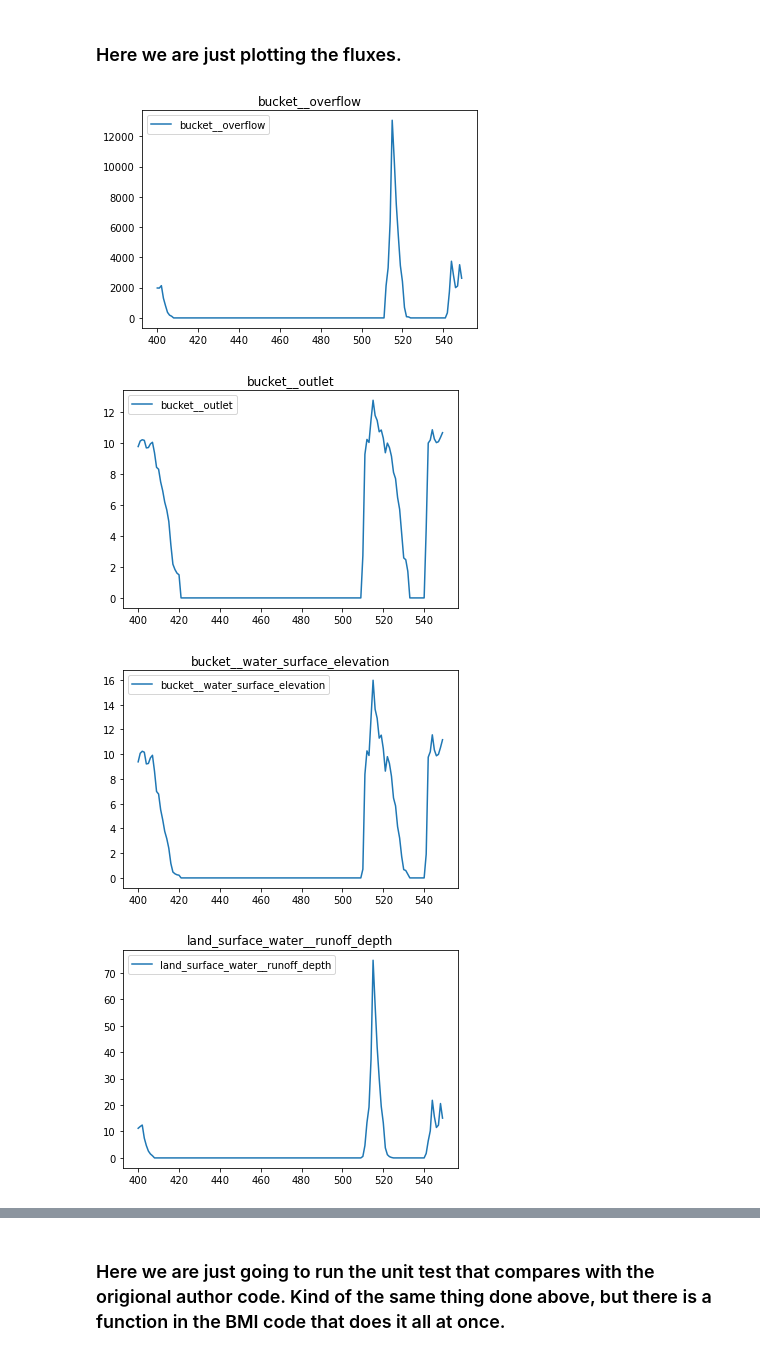
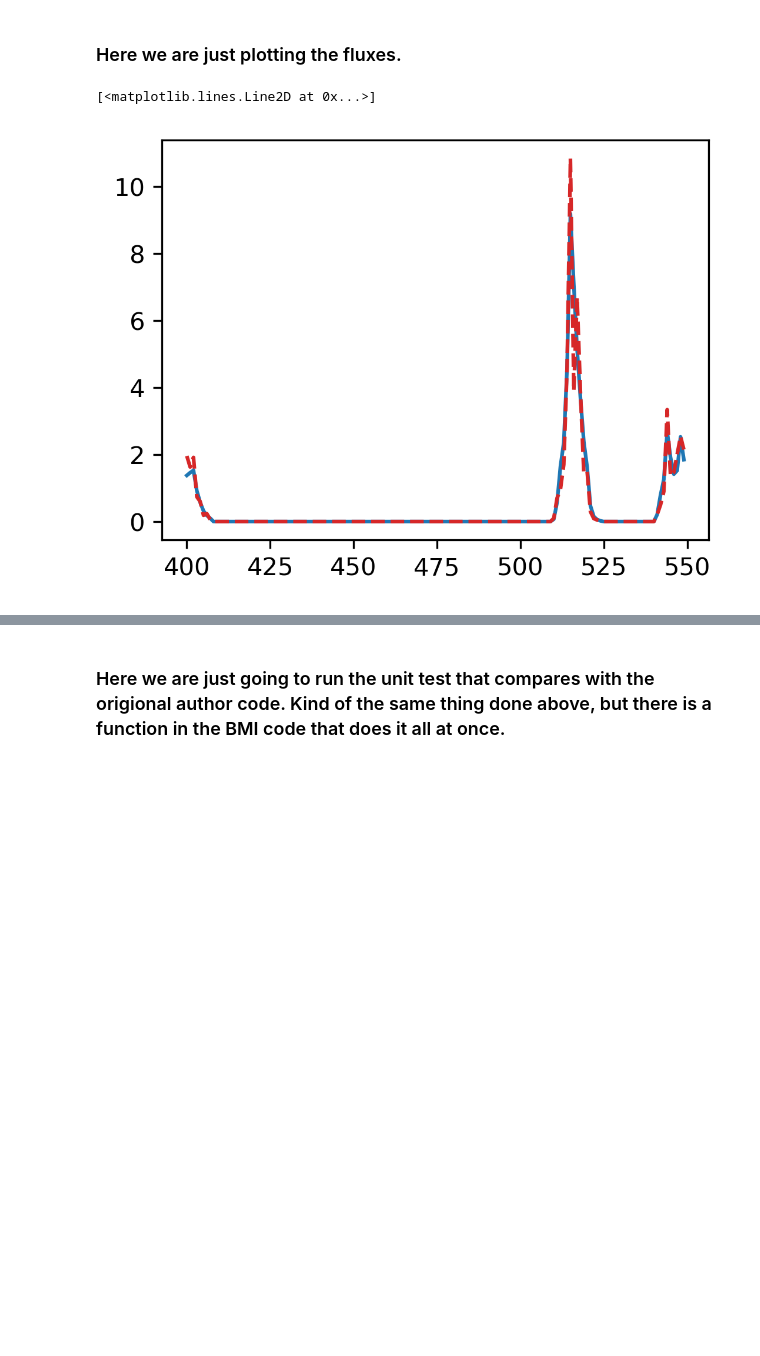
Before and after one commit to zbutler33/NextGen---The-Simulators-, a Jupyter notebook: Toy_Model/Toymodel_CFE.ipynb, the cells around one changed output, grey strips where cells are left out. Cells and saved outputs as stored; diff of their text form; code cells hidden in the pictures; blank space fills up the shorter version.

```diff
--- a/Toy_Model/Toymodel_CFE.ipynb
+++ b/Toy_Model/Toymodel_CFE.ipynb
@@ -21,2 +25,6 @@ bmi_cfe
 # %%
 cfe_instance = bmi_cfe.BMI_CFE()
+cfe_instance_peturb = bmi_cfe_peturb.BMI_CFE()
+
+print(cfe_instance)
+print(cfe_instance_peturb)
@@ -43,3 +52,8 @@ cfe_instance.get_output_var_names()
 # %%
 with open(cfe_instance.forcing_file, 'r') as f:
     df_forcing = pd.read_csv(f)
+
+with open(cfe_instance_peturb.forcing_file, 'r') as file:
+    df_forcing_peturb = pd.read_csv(file)
+
+print(df_forcing_peturb)
@@ -48,3 +80,8 @@ with open(cfe_instance.forcing_file, 'r') as f:
 # %%
 cfe_outputs=cfe_instance.get_output_var_names()
 cfe_output_lists = {output:[] for output in cfe_outputs}
+
+cfe_outputs_peturb=cfe_instance_peturb.get_output_var_names()
+cfe_output_lists_peturb = {output_peturb:[] for output_peturb in cfe_outputs_peturb}
+
+print(cfe_output_lists_peturb)
@@ -109,27 +148,17 @@ schaake residual: 3.0087e-14
 # %%
 istart_plot=400
 iend_plot=550
 x = list(range(istart_plot, iend_plot))
-for output in bucket_outputs:
-    plt.plot(x, bucket_output_lists[output][istart_plot:iend_plot], label=output)
-    plt.title(output)
-    plt.legend()
-    plt.show()
-    plt.close()
-for output in cfe_outputs:
-    plt.plot(x, cfe_output_lists[output][istart_plot:iend_plot], label=output)
-    plt.title(output)
-    plt.legend()
-    plt.show()
-    plt.close()
-for output in penman_outputs:
-    plt.plot(x, penman_output_lists[output][istart_plot:iend_plot], label=output)
-    plt.title(output)
-    plt.legend()
-    plt.show()
-    plt.close()
+#for output in cfe_outputs:
+#    plt.plot(x, cfe_output_lists[output][istart_plot:iend_plot], label=output)
+#    plt.title(output)
+#    plt.legend()
+#    plt.show()
+#    plt.close()
+
+fig = plt.figure(figsize = (4,3), dpi=300)
+plt.plot(x, cfe_output_lists['land_surface_water__runoff_volume_flux'][istart_plot:iend_plot], color = 'tab:blue')
+plt.plot(x, cfe_output_lists_peturb['land_surface_water__runoff_volume_flux'][istart_plot:iend_plot], color = 'tab:red', linestyle='dashed')
 # %% [output]
+[<matplotlib.lines.Line2D at 0x...>]
-[figure, old version]
+[figure, new version]
-[figure, removed]
-[figure, removed]
-[figure, removed]
```
Also changed, not shown: parts of 11 cells of this notebook, 1 other file.
